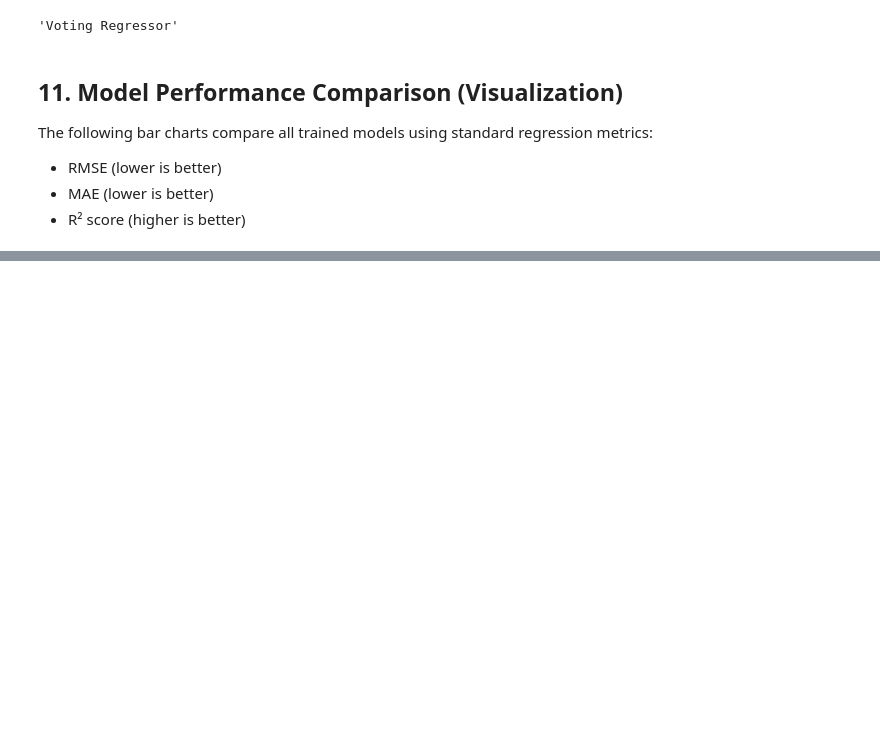
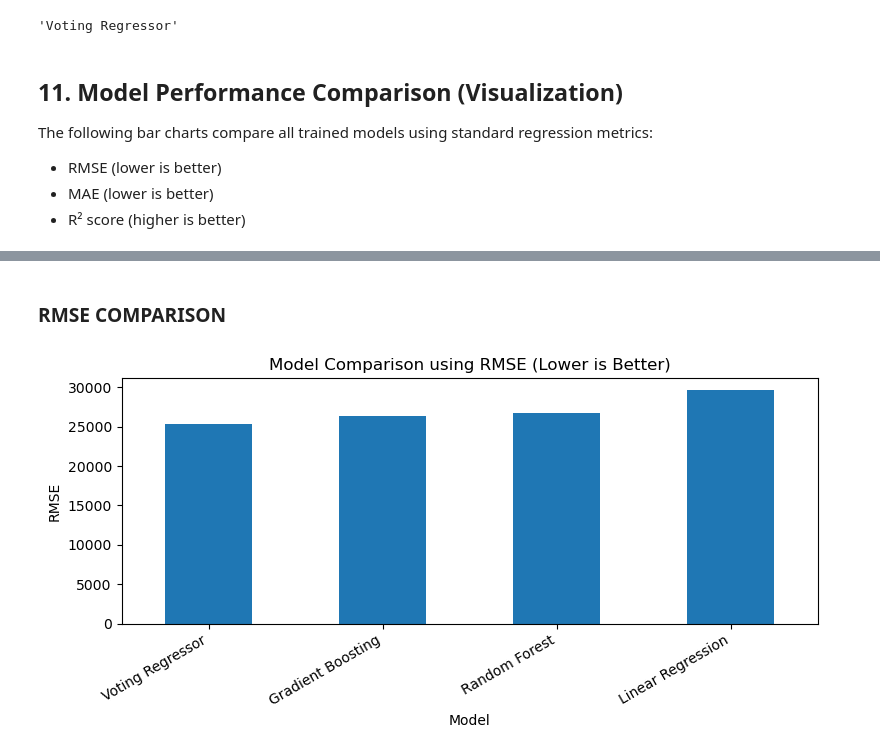
Before and after one commit to pabisha0098/Artificial-Intelligence-Coursework, a Jupyter notebook: 22067308_PabishaBhatta.ipynb, the cells around one changed output, grey strips where cells are left out. Cells and saved outputs as stored; diff of their text form; code cells hidden in the pictures; blank space fills up the shorter version.

Commit message:
Model Evaluation

```diff
--- a/22067308_PabishaBhatta.ipynb
+++ b/22067308_PabishaBhatta.ipynb
@@ -269,3 +269,7 @@ The following bar charts compare all trained models using standard regression me
 - RMSE (lower is better)
 - MAE (lower is better)
 - R² score (higher is better)
+# %%
+# Ensure Model column is the index for clean plotting
+plot_df = results_df.set_index("Model")
+plot_df
@@ -271,0 +283,12 @@ The following bar charts compare all trained models using standard regression me
+# %% [markdown]
+### RMSE COMPARISON
+# %%
+plt.figure(figsize=(8, 4))
+plot_df["RMSE"].sort_values().plot(kind="bar")
+plt.ylabel("RMSE")
+plt.title("Model Comparison using RMSE (Lower is Better)")
+plt.xticks(rotation=30, ha="right")
+plt.tight_layout()
+plt.show()
+# %% [output]
+[figure, added]
```
Also changed, not shown: parts of 7 cells of this notebook.
